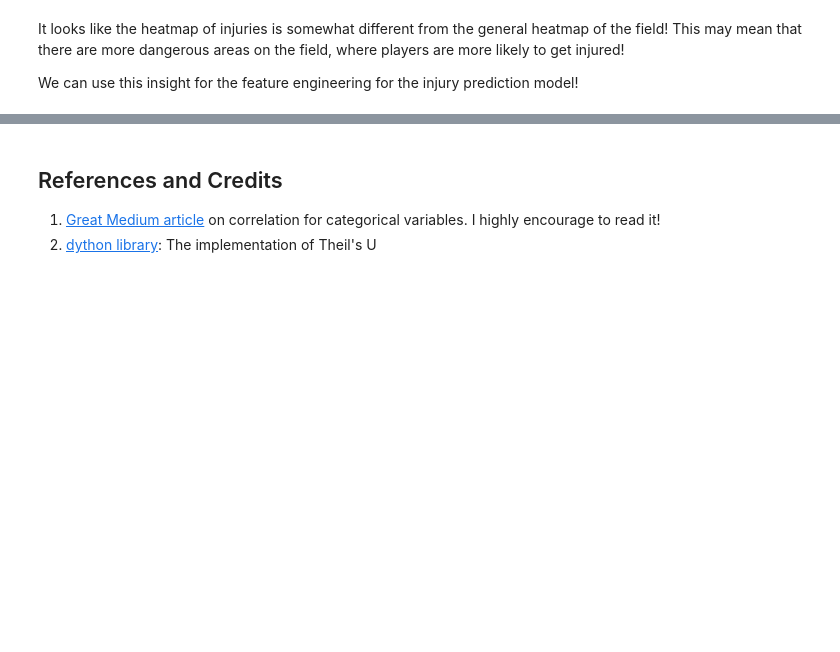
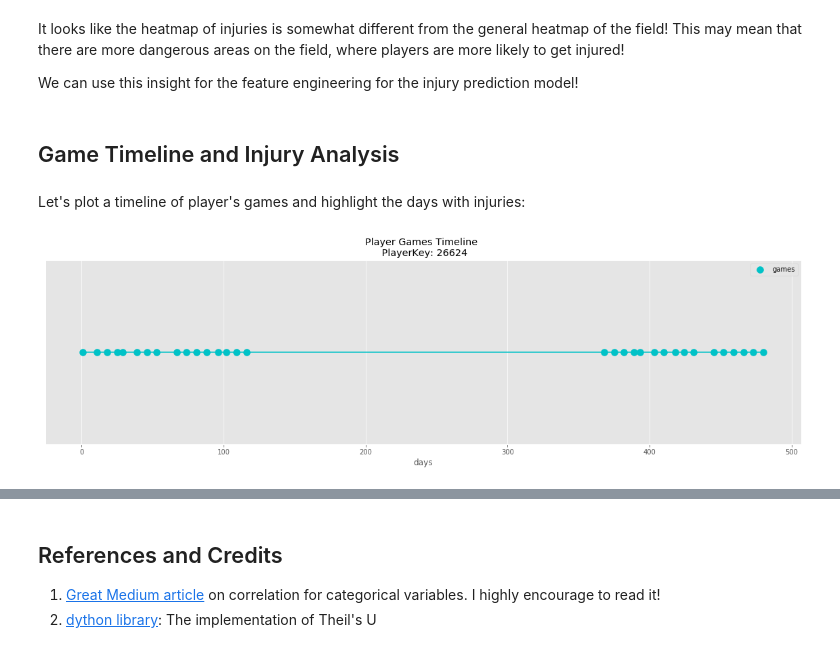
Before and after one commit to Lexie88rus/NFL-1st-and-Future, a Jupyter notebook: NFL_Injury_Analytics.ipynb, the cells around one changed output, grey strips where cells are left out. Saved outputs shown, nothing was run; the diff lists cells and outputs as text; code cells hidden in the pictures; blank space fills up the shorter version.

Commit message:
Updated the analysis: Added the visualization of player's games timeline including games with injury.

```diff
--- a/NFL_Injury_Analytics.ipynb
+++ b/NFL_Injury_Analytics.ipynb
@@ -735,3 +741,36 @@ visualize_field_heatmap(player_injuries, annotate = True)
 It looks like the heatmap of injuries is somewhat different from the general heatmap of the field! This may mean that there are more dangerous areas on the field, where players are more likely to get injured!
 
 We can use this insight for the feature engineering for the injury prediction model!
+# %% [markdown]
+## Game Timeline and Injury Analysis
+# %% [markdown]
+Let's plot a timeline of player's games and highlight the days with injuries:
+# %%
+def player_games_timeline(player_key, play_df, injury_df):
+    '''
+    Function to plot the player's timeline
+    '''
+    player_games = play_df[play_df.PlayerKey == player_key][['GameID', 'PlayKey', 'PlayerDay', 'PlayerGame']]
+
+    # plot timeline for the player
+    plt.figure(figsize=(20,5))
+    plt.title('Player Games Timeline \n PlayerKey: ' + str(player_key))
+    plt.plot(player_games.PlayerDay.unique(), np.zeros(len(player_games.PlayerDay.unique())), color='#00c2c7')
+    plt.scatter(player_games.PlayerDay.unique(), np.zeros(len(player_games.PlayerDay.unique())), s=100, color='#00c2c7', label='games')
+
+    # add games with injury
+    injured_players = injury_df.PlayerKey.unique()
+    if player_key in injured_players:
+        injury_games = injury_df[injury_df.PlayerKey == player_key].GameID.values
+        injury_days = player_games[player_games.GameID.isin(injury_games)].PlayerDay.unique()
+
+        plt.scatter(injury_days, np.zeros(len(injury_days)), s=100, color='#e01e5a', label='injury')
+
+    plt.legend()
+    plt.xlabel('days')
+    plt.yticks([])
+    plt.show()
+# %%
+player_games_timeline(26624, play_df, injury_df)
+# %% [output]
+[figure, added]
```
Also changed, not shown: parts of 12 cells of this notebook.
